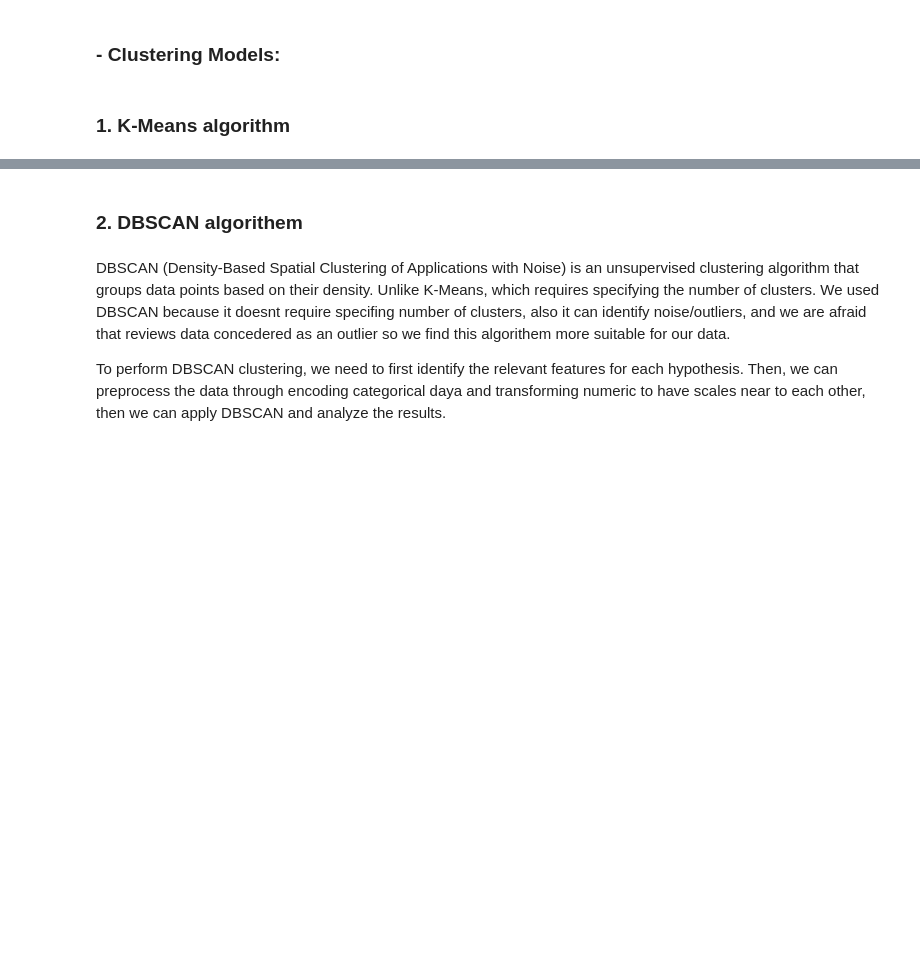
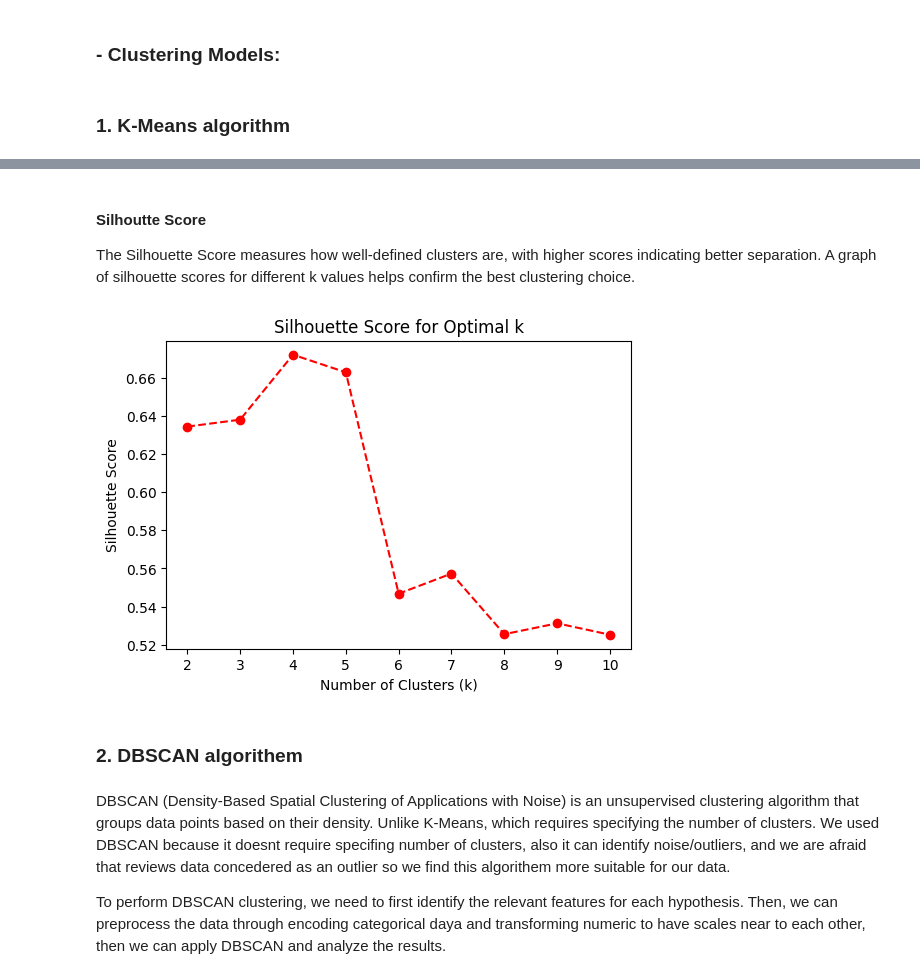
Before and after one commit to iRoseM/Freelancing-Trends--IT362, a Jupyter notebook: IT362_groub_6.ipynb, the cells around one changed output, grey strips where cells are left out. Cells and saved outputs as stored; diff of their text form; code cells hidden in the pictures; blank space fills up the shorter version.

```diff
--- a/IT362_groub_6.ipynb
+++ b/IT362_groub_6.ipynb
@@ -1592,3 +1663,24 @@ NameError: name 'f_oneway' is not defined
+# %% [markdown]
+#### Silhoutte Score
+The Silhouette Score measures how well-defined clusters are, with higher scores indicating better separation.
+A graph of silhouette scores for different k values helps confirm the best clustering choice.
+# %%
+silhouette_scores = []
+
+for k in k_values:
+    kmeans = KMeans(n_clusters=k, random_state=42, n_init=10)
+    labels = kmeans.fit_predict(X_scaled)
+    silhouette_scores.append(silhouette_score(X_scaled, labels))
+
+# Plot the Silhouette Score
+plt.figure(figsize=(6,4))
+plt.plot(k_values, silhouette_scores, marker='o', linestyle='--', color='red')
+plt.xlabel("Number of Clusters (k)")
+plt.ylabel("Silhouette Score")
+plt.title("Silhouette Score for Optimal k")
+plt.show()
+# %% [output]
+[figure, added]
 # %% [markdown]
 ### **2. DBSCAN algorithem**
 # %% [markdown]
```
Also changed, not shown: parts of 5 cells of this notebook.
